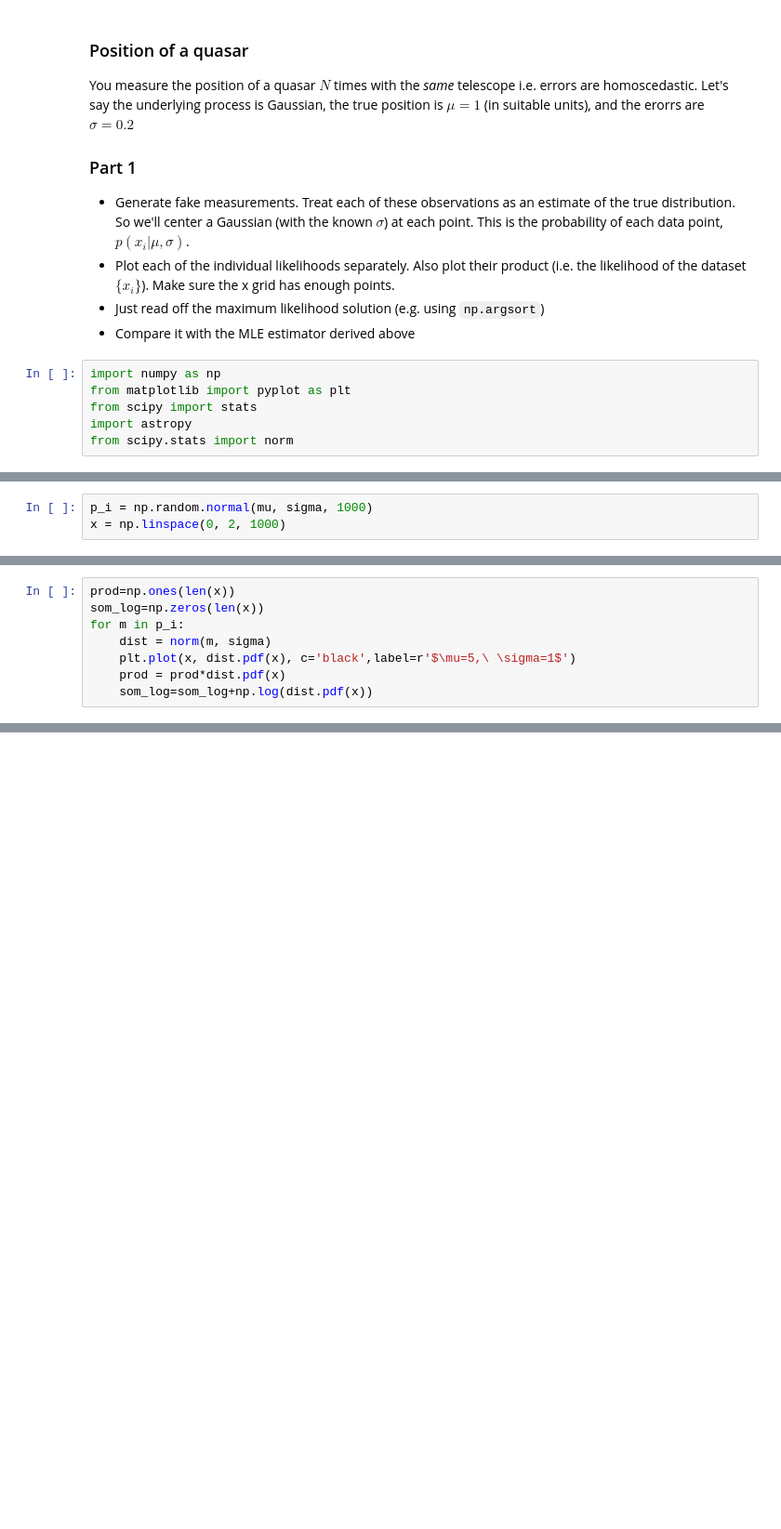
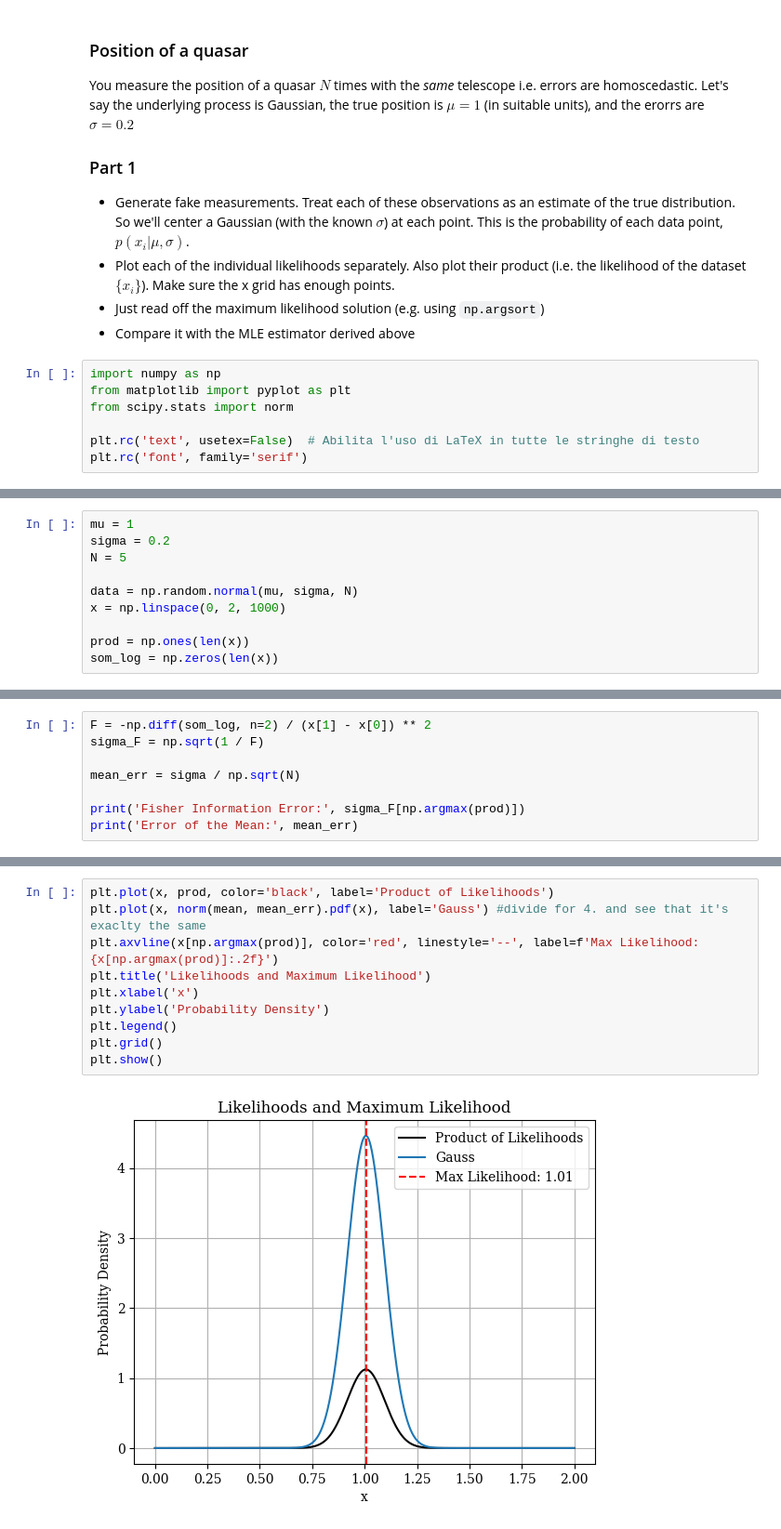
Before and after one commit to ludovicarbone/astrostatistics_bicocca_2024, a Jupyter notebook: working/L05_es1.ipynb, the cells around one changed output, grey strips where cells are left out. Shown at 93% size. Saved outputs shown, nothing was run; the diff lists cells and outputs as text; blank space fills up the shorter version.

```diff
--- a/working/L05_es1.ipynb
+++ b/working/L05_es1.ipynb
@@ -12,6 +14,7 @@ You measure the position of a quasar $N$ times with the *same* telescope i.e. er
 # %%
 import numpy as np
 from matplotlib import pyplot as plt
-from scipy import stats
-import astropy
 from scipy.stats import norm
+
+plt.rc('text', usetex=False)  # Abilita l'uso di LaTeX in tutte le stringhe di testo
+plt.rc('font', family='serif')
@@ -21,3 +21,10 @@ sigma=0.2
 # %%
-p_i = np.random.normal(mu, sigma, 1000)
+mu = 1
+sigma = 0.2
+N = 5
+
+data = np.random.normal(mu, sigma, N)
 x = np.linspace(0, 2, 1000)
+
+prod = np.ones(len(x))
+som_log = np.zeros(len(x))
@@ -27,8 +30,0 @@ x = np.linspace(0, 2, 1000)
-# %%
-prod=np.ones(len(x))
-som_log=np.zeros(len(x))
-for m in p_i:
-    dist = norm(m, sigma)
-    plt.plot(x, dist.pdf(x), c='black',label=r'$\mu=5,\ \sigma=1$')
-    prod = prod*dist.pdf(x)
-    som_log=som_log+np.log(dist.pdf(x))
@@ -49,0 +80,8 @@ plt.plot(x, som_log)
+# %%
+F = -np.diff(som_log, n=2) / (x[1] - x[0]) ** 2
+sigma_F = np.sqrt(1 / F)
+
+mean_err = sigma / np.sqrt(N)
+
+print('Fisher Information Error:', sigma_F[np.argmax(prod)])
+print('Error of the Mean:', mean_err)
@@ -50 +93,13 @@ plt.plot(x, som_log)
+# %%
+plt.plot(x, prod, color='black', label='Product of Likelihoods')
+plt.plot(x, norm(mean, mean_err).pdf(x), label='Gauss') #divide for 4. and see that it's exaclty the same
+plt.axvline(x[np.argmax(prod)], color='red', linestyle='--', label=f'Max Likelihood: {x[np.argmax(prod)]:.2f}')
+plt.title('Likelihoods and Maximum Likelihood')
+plt.xlabel('x')
+plt.ylabel('Probability Density')
+plt.legend()
+plt.grid()
+plt.show()
+# %% [output]
+[figure, added]
 # %% [markdown]
```
Also changed, not shown: parts of 14 cells of this notebook.
